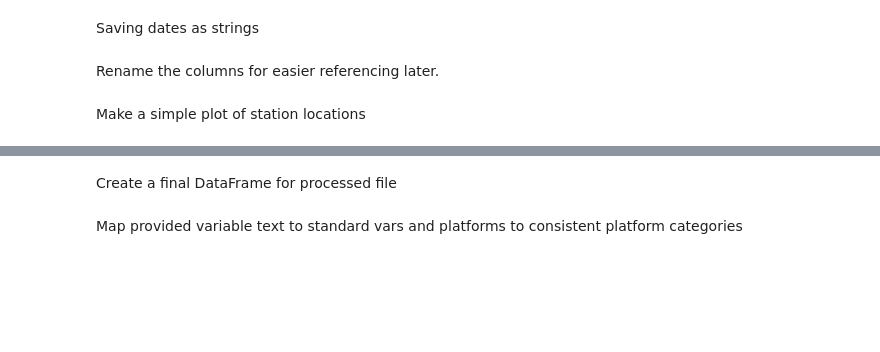
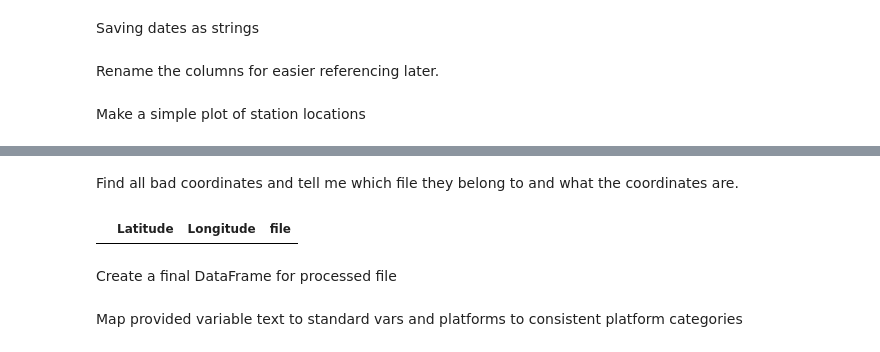
Before and after one commit to ioos/ioos-asset-inventory, a Jupyter notebook: inventory_creation.ipynb, the cells around one changed output, grey strips where cells are left out. Drawn from its saved outputs; the diff is of its cells as text; code cells hidden in the pictures; blank space fills up the shorter version.

```diff
--- a/inventory_creation.ipynb
+++ b/inventory_creation.ipynb
@@ -131,3 +143,9 @@ plt.show()
+# %% [markdown]
+Find all bad coordinates and tell me which file they belong to and what the coordinates are.
+# %%
+df_all.loc[(df_all['Longitude']<-180) | (df_all['Longitude'] > 180) | (df_all['Latitude'] > 90) | (df_all['Latitude'] < -90), ['Latitude','Longitude','file']]
+# %% [output]
+|  | Latitude | Longitude | file |
 # %% [markdown]
 Create a final DataFrame for processed file
 # %%
```
Also changed, not shown: parts of 7 cells of this notebook, 13 other files.
